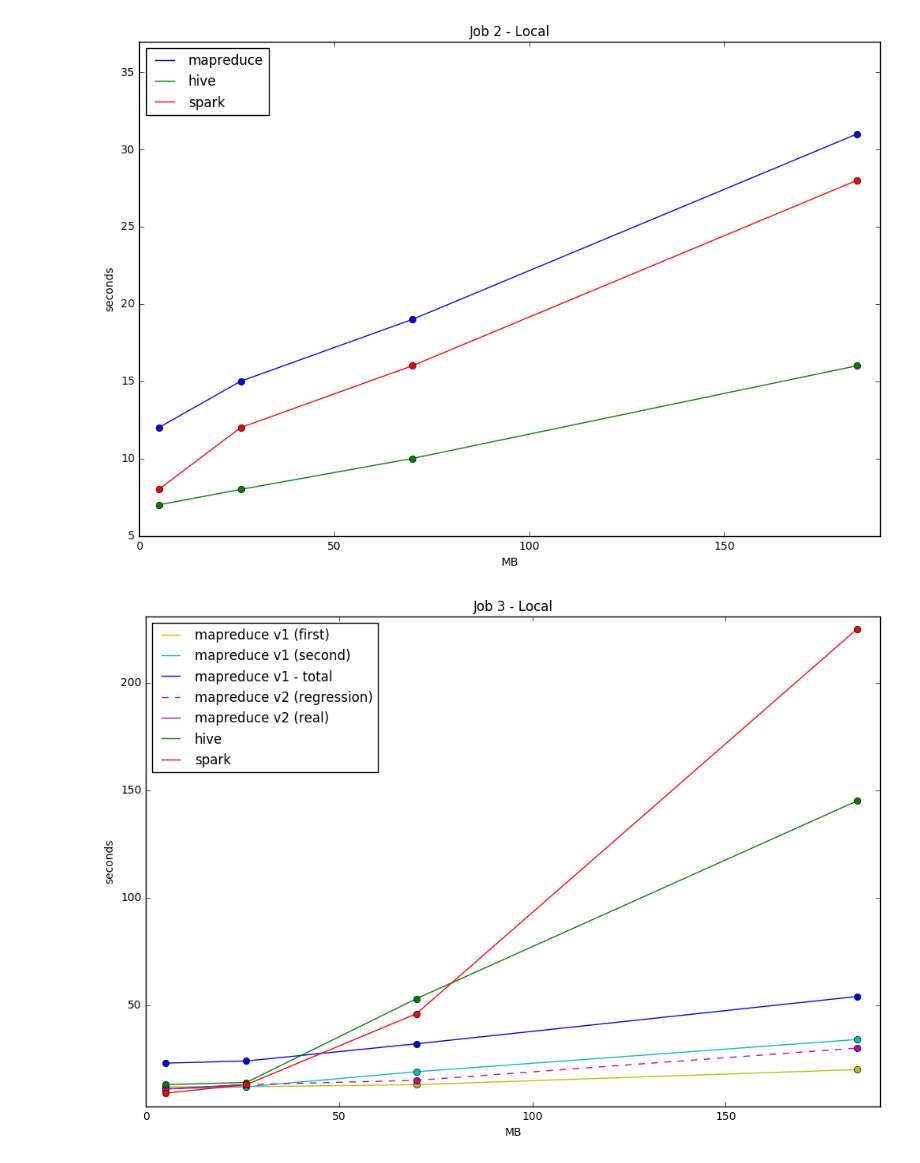
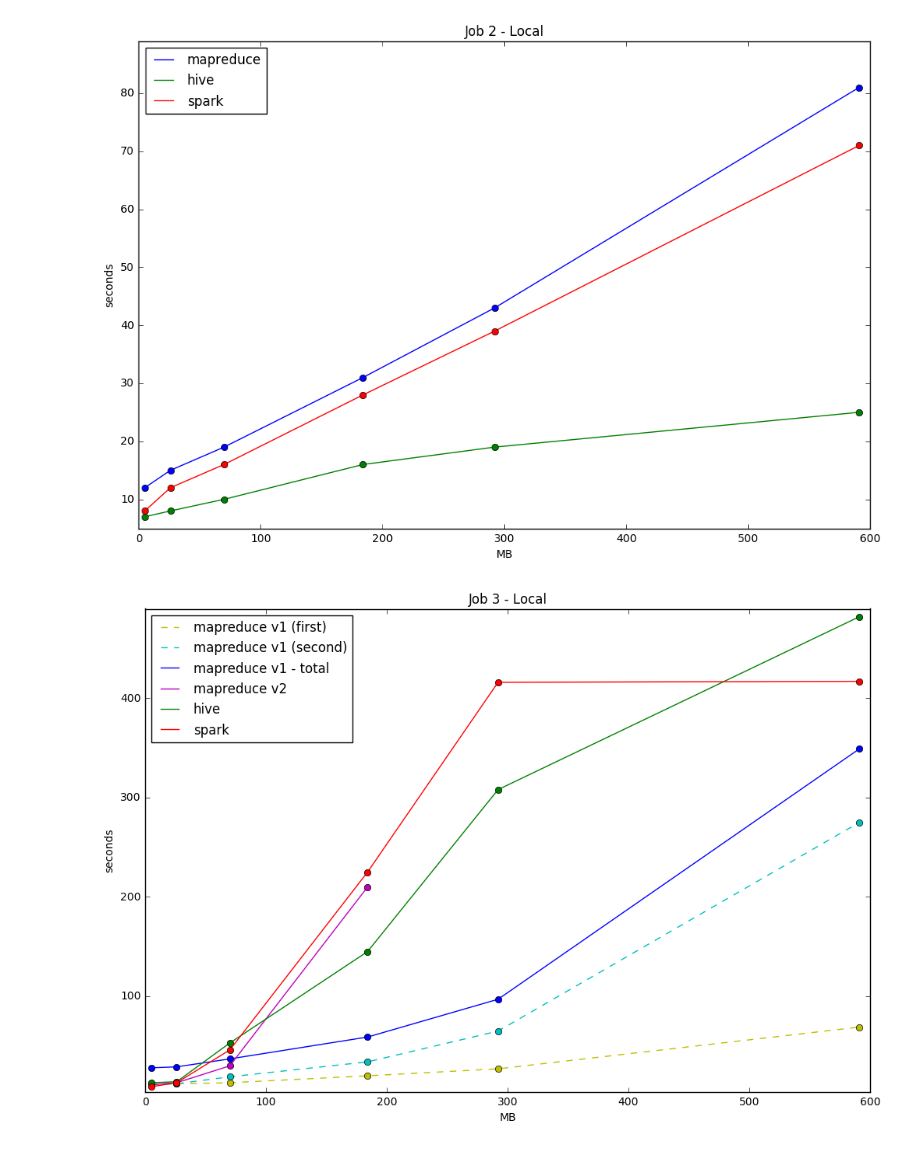
Before and after one commit to BigData-MielPops/Project1, a Jupyter notebook: plots.ipynb, the cells around one changed output. Saved outputs shown, nothing was run; the diff lists cells and outputs as text; code cells hidden in the pictures.

Commit message:
updated plots with new local data

```diff
--- a/plots.ipynb
+++ b/plots.ipynb
@@ -11,8 +11,8 @@ def plot_project_data(data_x, data_list_y, plt_range_min_x, plt_range_max_x,
     plt_range_min_y = int(min(data_list_y[0]) * 0.9)
     plt_range_max_y = int(max(data_list_y[0]) * 1.1)
     for dy in data_list_y:
-        plt_range_min_y = int(min(dy + [plt_range_min_y]) * 0.97)
-        plt_range_max_y = int(max(dy + [plt_range_max_y]) * 1.03)
+        plt_range_min_y = int(min(dy + [plt_range_min_y]) * 0.99)
+        plt_range_max_y = int(max(dy + [plt_range_max_y]) * 1.01)
 
     handles = [];
     for i in range(len(data_list_y)):
@@ -32,14 +32,15 @@ plot_project_data([5, 26, 70, 184], [[12, 14, 18, 25], [8, 8, 9, 12], [7, 11, 14
 # %%
-plot_project_data([5, 26, 70, 184], [[12, 15, 19, 31], [7, 8, 10, 16], [8, 12, 16, 28]], 0, 190, title='Job 2 - Local')
+plot_project_data([5, 26, 70, 184, 292, 591], [[12, 15, 19, 31, 43, 81], [7, 8, 10, 16, 19, 25], [8, 12, 16, 28, 39, 71]], 0, 600, title='Job 2 - Local')
 # %% [output]
-[figure, old version]
+[figure, new version]
 # %%
-plot_project_data([5, 26, 70, 184],
-                  [[12, 12, 13, 20], [11, 12, 19, 34], [12+11, 12+12, 13+19, 20+34], [11, 13, 15, 30], [11, 13], [13, 14, 53, 145], [9, 13, 46, 225]],
-                  0, 190,
-                  short_colors = ['y', 'c', 'b', 'm', 'm', 'g', 'r'],
-                  labels = ['mapreduce v1 (first)', 'mapreduce v1 (second)', 'mapreduce v1 - total', 'mapreduce v2 (regression)', 'mapreduce v2 (real)', 'hive', 'spark'],
-                  types = ['', '', '', '--', '', '', '', ''],
+plot_project_data([5, 26, 70, 184, 292, 591],
+                  [[12, 12, 13, 20, 27, 69], [11, 12, 19, 34, 65, 275], [12+11+5, 12+12+5, 13+19+5, 20+34+5, 27+65+5, 69+275+5],
+                   [11, 13, 30, 210], [13, 14, 53, 145, 308, 482], [9, 13, 46, 225, 416, 417]],
+                  0, 600,
+                  short_colors = ['y', 'c', 'b', 'm', 'g', 'r'],
+                  labels = ['mapreduce v1 (first)', 'mapreduce v1 (second)', 'mapreduce v1 - total', 'mapreduce v2', 'hive', 'spark'],
+                  types = ['--', '--', '', '', '', '', ''],
                   title='Job 3 - Local')
 # %% [output]
-[figure, old version]
+[figure, new version]
```
Also changed, not shown: parts of 1 cell of this notebook.
